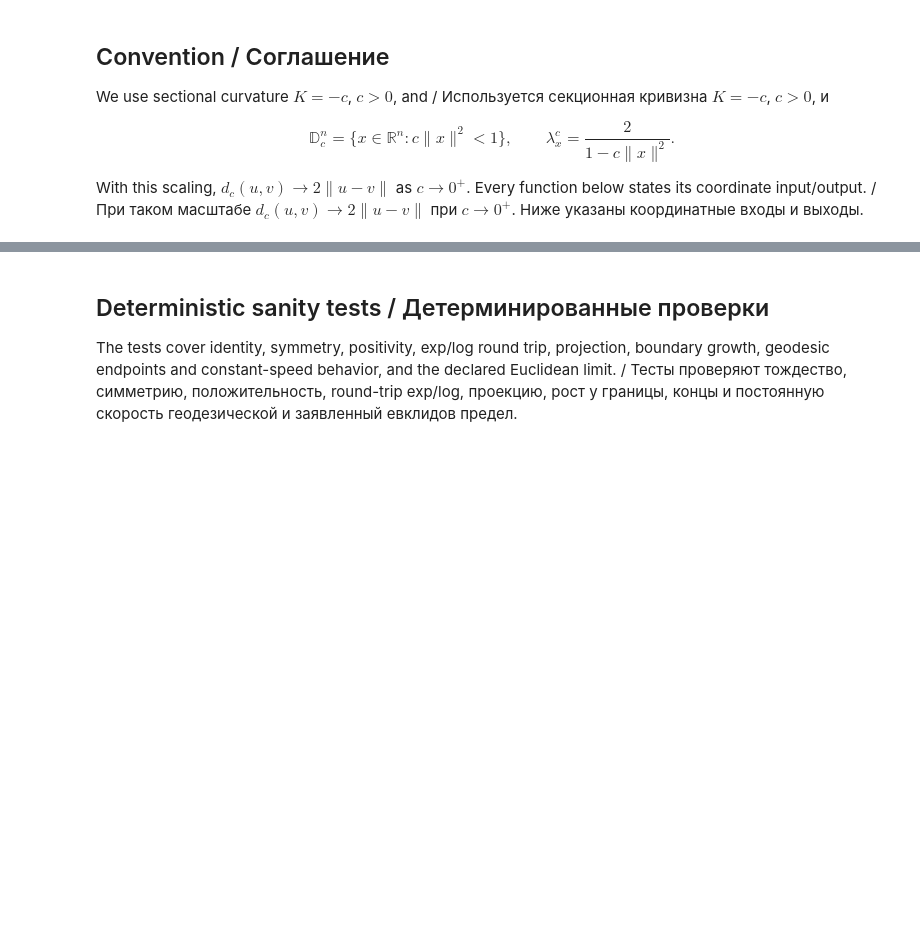
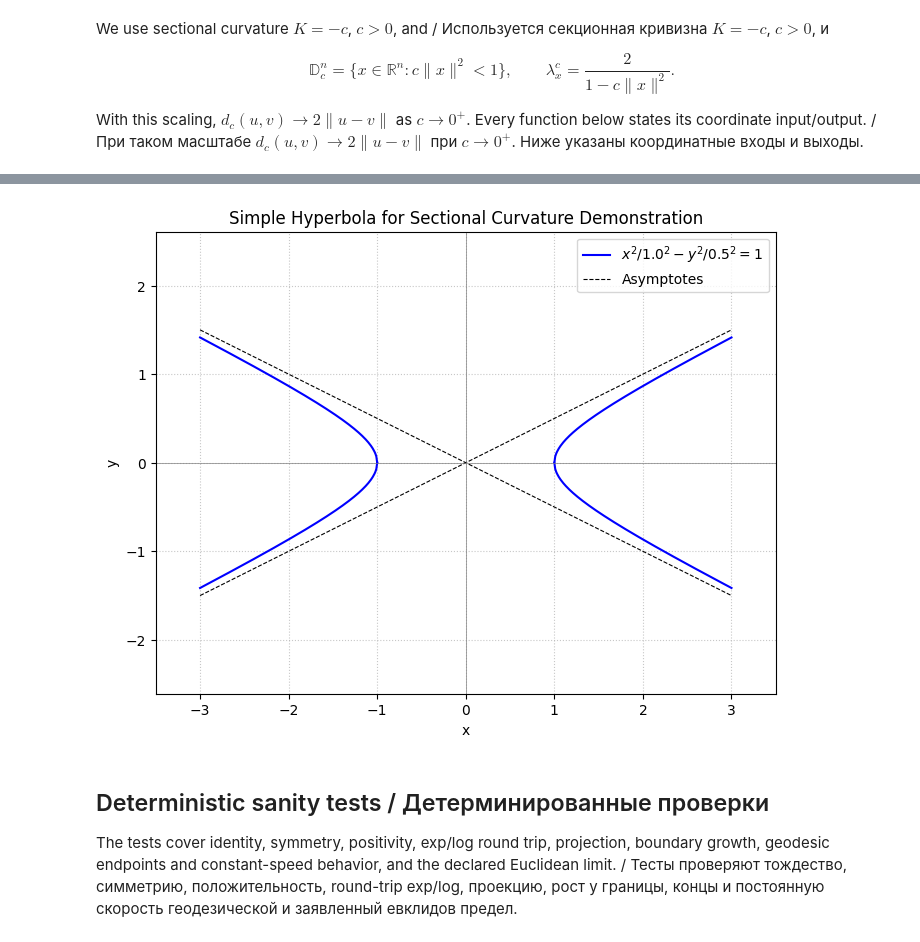
Before and after one commit to TAUforPython/Graph-MachineLearning, a Jupyter notebook: examples/hyperbolic_graph_basics.ipynb, the cells around one changed output, grey strips where cells are left out. Cells and saved outputs as stored; diff of their text form; code cells hidden in the pictures; blank space fills up the shorter version.

```diff
--- a/examples/hyperbolic_graph_basics.ipynb
+++ b/examples/hyperbolic_graph_basics.ipynb
@@ -9,10 +9,63 @@
 
 **Runtime / Время:** under 1 minute / менее 1 минуты. **Dependencies / Зависимости:** NumPy and Matplotlib, preinstalled in Colab / предустановлены в Colab. **Theory / Теория:** [models and maps](../theory/hyperbolic-graphs/03-models-and-maps.md).
 # %% [markdown]
-## Convention / Соглашение
 
 We use sectional curvature $K=-c$, $c>0$, and / Используется секционная кривизна $K=-c$, $c>0$, и
 
 $$\mathbb D_c^n=\{x\in\mathbb R^n:c\|x\|^2<1\},\qquad \lambda_x^c=\frac{2}{1-c\|x\|^2}.$$
 
 With this scaling, $d_c(u,v)\to2\|u-v\|$ as $c\to0^+$. Every function below states its coordinate input/output. / При таком масштабе $d_c(u,v)\to2\|u-v\|$ при $c\to0^+$. Ниже указаны координатные входы и выходы.
+# %%
+import numpy as np
+import matplotlib.pyplot as plt
+
+# Define parameters for the hyperbola
+a = 1.0  # Semi-major axis
+b = 0.5  # Semi-minor axis
+
+# Generate x values for the hyperbola branches
+# x must be greater than or equal to 'a' for the real part of the hyperbola
+x_vals_positive = np.linspace(a, 3 * a, 200)
+x_vals_negative = np.linspace(-3 * a, -a, 200)
+
+# Calculate y values for the hyperbola branches
+# y^2/b^2 = x^2/a^2 - 1
+# y = +/- b * sqrt(x^2/a^2 - 1)
+
+y_vals_pos_branch_upper = b * np.sqrt(x_vals_positive**2 / a**2 - 1)
+y_vals_pos_branch_lower = -b * np.sqrt(x_vals_positive**2 / a**2 - 1)
+
+y_vals_neg_branch_upper = b * np.sqrt(x_vals_negative**2 / a**2 - 1)
+y_vals_neg_branch_lower = -b * np.sqrt(x_vals_negative**2 / a**2 - 1)
+
+# Create the plot
+plt.figure(figsize=(8, 6))
+
+# Plot the positive x-branch
+plt.plot(x_vals_positive, y_vals_pos_branch_upper, color='blue', label=f'$x^2/{a}^2 - y^2/{b}^2 = 1$')
+plt.plot(x_vals_positive, y_vals_pos_branch_lower, color='blue')
+
+# Plot the negative x-branch
+plt.plot(x_vals_negative, y_vals_neg_branch_upper, color='blue')
+plt.plot(x_vals_negative, y_vals_neg_branch_lower, color='blue')
+
+# Add asymptotes for context (y = +/- (b/a)x)
+x_asymptote = np.linspace(-3 * a, 3 * a, 200)
+y_asymptote_upper = (b / a) * x_asymptote
+y_asymptote_lower = -(b / a) * x_asymptote
+plt.plot(x_asymptote, y_asymptote_upper, 'k--', linewidth=0.8, label='Asymptotes')
+plt.plot(x_asymptote, y_asymptote_lower, 'k--', linewidth=0.8)
+
+# Add grid, labels, title, and legend
+plt.axvline(0, color='gray', linewidth=0.5)
+plt.axhline(0, color='gray', linewidth=0.5)
+plt.grid(True, linestyle=':', alpha=0.7)
+plt.xlabel('x')
+plt.ylabel('y')
+plt.title('Simple Hyperbola for Sectional Curvature Demonstration')
+plt.legend()
+plt.axis('equal') # Ensure the aspect ratio is equal for a proper view
+plt.xlim([-3.5 * a, 3.5 * a])
+plt.ylim([-3.5 * b, 3.5 * b])
+plt.show()
+# %% [output]
@@ -19,3 +73,4 @@ With this scaling, $d_c(u,v)\to2\|u-v\|$ as $c\to0^+$. Every function below stat
+[figure, added]
 # %%
 import numpy as np
 import matplotlib.pyplot as plt
```
Also changed, not shown: parts of 7 cells of this notebook.
